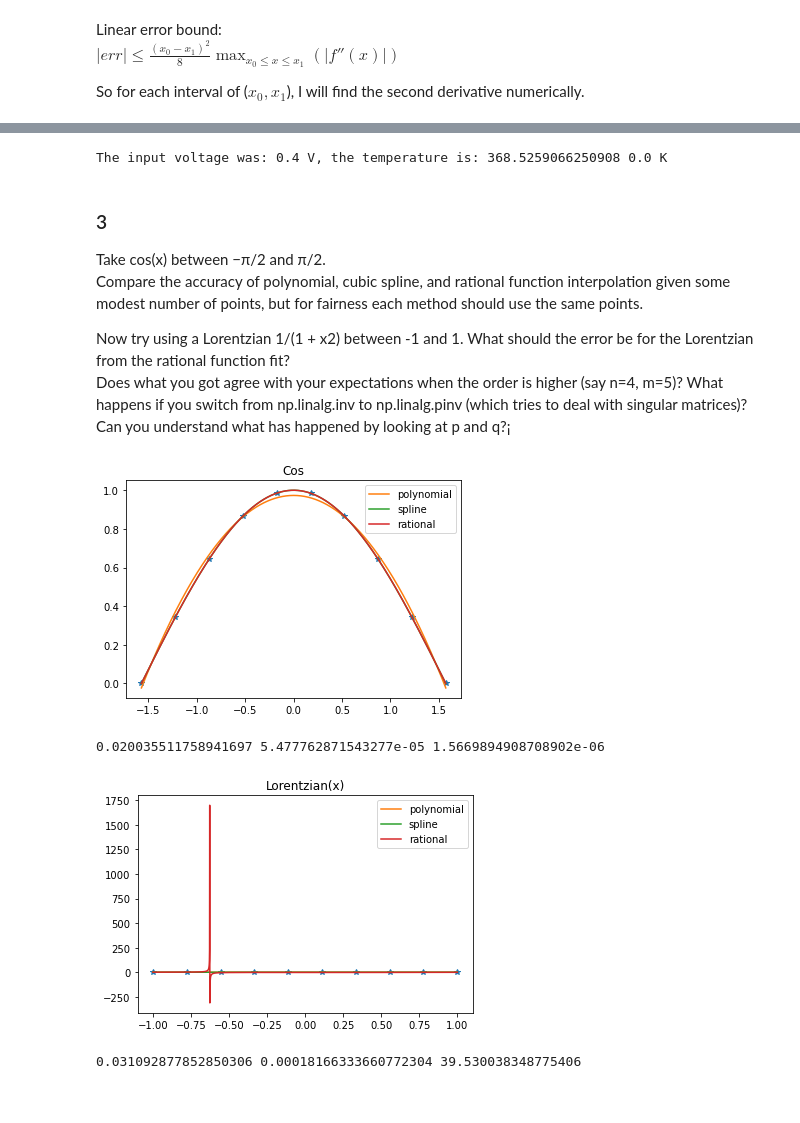
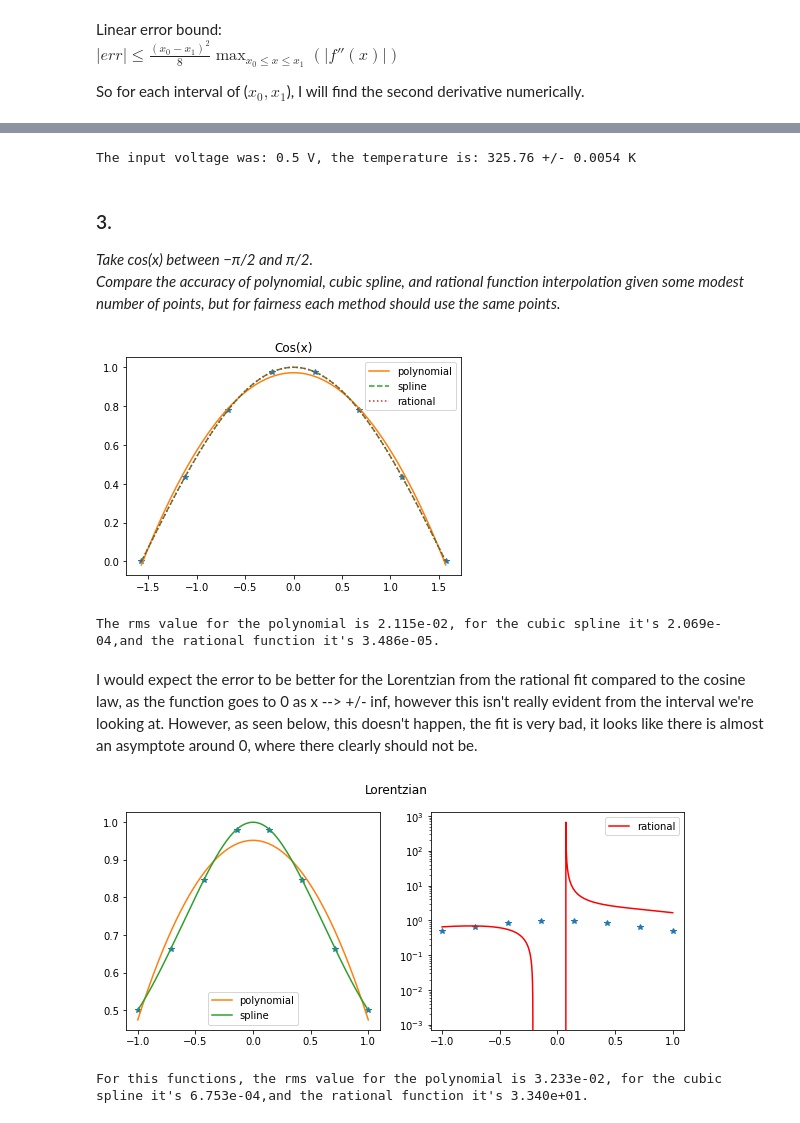
Before and after one commit to eklem1/Phys512_EK, a Jupyter notebook: PS1/PS1_work.ipynb, the cells around one changed output, grey strips where cells are left out. Cells and saved outputs as stored; diff of their text form; code cells hidden in the pictures.

Commit message:
Fixed backward function for V-T function, started EM question

```diff
--- a/PS1/PS1_work.ipynb
+++ b/PS1/PS1_work.ipynb
@@ -196,18 +163,15 @@ plt.show()
 # %%
 #enter your own number:
 
-x = 0.4 #K
+x = 0.5 #K
 y_interp, y_interp_err = linearInterp(data, x)
 
 # arbitrary voltage and interpolate to return a temperature.
-print("The input voltage was: {0} V, the temperature is: {1} {2} K".format(x, y_interp[0], y_interp_err[0]))
+print("The input voltage was: {0} V, the temperature is: {1:.2f} +/- {2:.4f} K".format(x, y_interp[0], y_interp_err[0]))
 # %% [output]
-The input voltage was: 0.4 V, the temperature is: 368.5259066250908 0.0 K
+The input voltage was: 0.5 V, the temperature is: 325.76 +/- 0.0054 K
 # %% [markdown]
-### 3
-Take cos(x) between −π/2 and π/2.
-Compare the accuracy of polynomial, cubic spline, and rational function interpolation given some modest number of points, but for fairness each method should use the same points.
-
-Now try using a Lorentzian 1/(1 + x2) between -1 and 1. What should the error be for the Lorentzian from the rational function fit?
-Does what you got agree with your expectations when the order is higher (say n=4, m=5)? What happens if you switch from np.linalg.inv to np.linalg.pinv (which tries to deal with singular matrices)? Can you understand what has happened by looking at p and q?¡
+### 3.
+*Take cos(x) between −π/2 and π/2.
+Compare the accuracy of polynomial, cubic spline, and rational function interpolation given some modest number of points, but for fairness each method should use the same points.*
 # %%
@@ -236,8 +211,9 @@ def rat_fit(x,y,n,m):
     return p,q
 # %%
-def fit_3(func, x_min, x_max, n=4, m=7):
+#returns the fit of the function 'func' using three different methods
+def fit_3(func, x_min, x_max, n=4, m=5, inverse = 'multi', pri=False):
 
-    x = np.linspace(x_min, x_max, 10)
+    x = np.linspace(x_min, x_max, 8)
     y = func(x)
 
     xFit = np.linspace(x[0],x[-1],2000)
@@ -255,7 +231,7 @@ def fit_3(func, x_min, x_max, n=4, m=7):
     rms_spln = np.std(yFit_spln-y_true)
 
     #rational
-    p,q=rat_fit(x,y,n,m)
+    p,q=rat_fit(x,y,n,m, inverse, pri)
     yFit_rat=rat_eval(p,q,xFit)
     rms_rat = np.std(yFit_rat-y_true)
 
@@ -269,36 +245,45 @@ plt.clf();
 plt.plot(x,y,'*')
 
 plt.plot(xFit, yFit_poly, label="polynomial")
-plt.plot(xFit, yFit_spln, label="spline")
-plt.plot(xFit, yFit_rat, label="rational")
+plt.plot(xFit, yFit_spln, label="spline", ls="--")
+plt.plot(xFit, yFit_rat, label="rational", ls=":")
 plt.title("Cos(x)")
 plt.legend()
 plt.show()
 
-print(rms_poly, rms_spln, rms_rat)
+print("The rms value for the polynomial is {0:.3e}, for the cubic spline it's {1:.3e},\
+and the rational function it's {2:.3e}.".format(rms_poly, rms_spln, rms_rat))
 # %% [output]
-[figure, old version]
+[figure, new version]
-0.020035511758941697 5.477762871543277e-05 1.5669894908708902e-06
+The rms value for the polynomial is 2.115e-02, for the cubic spline it's 2.069e-04,and the rational function it's 3.486e-05.
+# %% [markdown]
+I would expect the error to be better for the Lorentzian from the rational fit compared to the cosine law, as the function goes to 0 as x --> +/- inf, however this isn't really evident from the interval we're looking at. However, as seen below, this doesn't happen, the fit is very bad, it looks like there is almost an asymptote around 0, where there clearly should not be.
 # %%
 def Lor(x):
     return 1/(1+x**2)
 
 results = fit_3(Lor, -1, 1)
 
 yFit_poly, rms_poly, yFit_spln, rms_spln, yFit_rat, rms_rat = results[1]
 x, y, xFit, y_true = results[0]
 
-plt.clf();
-plt.plot(x,y,'*')
+fig, ax = plt.subplots(1, 2, figsize=(10,4))
 
-plt.plot(xFit, yFit_poly, label="polynomial")
-plt.plot(xFit, yFit_spln, label="spline")
-# plt.plot(xFit, yFit_rat, label="rational")
-plt.title("Lorentzian(x)")
-plt.legend()
+fig.suptitle('Lorentzian')
+
+ax[0].plot(x,y,'*')
+ax[0].plot(xFit, yFit_poly, label="polynomial")
+ax[0].plot(xFit, yFit_spln, label="spline")
+ax[0].legend()
+
+ax[1].plot(x,y,'*')
+ax[1].semilogy(xFit, yFit_rat, label="rational", color='r')
+ax[1].legend()
+
 plt.show()
 
-print(rms_poly, rms_spln, rms_rat)
+print("For this functions, the rms value for the polynomial is {0:.3e}, for the cubic spline it's {1:.3e},\
+and the rational function it's {2:.3e}.".format(rms_poly, rms_spln, rms_rat))
 # %% [output]
-[figure, old version]
+[figure, new version]
-0.031092877852850306 0.00018166333660772304 39.530038348775406
+For this functions, the rms value for the polynomial is 3.233e-02, for the cubic spline it's 6.753e-04,and the rational function it's 3.340e+01.
```
Also changed, not shown: parts of 18 cells of this notebook.
